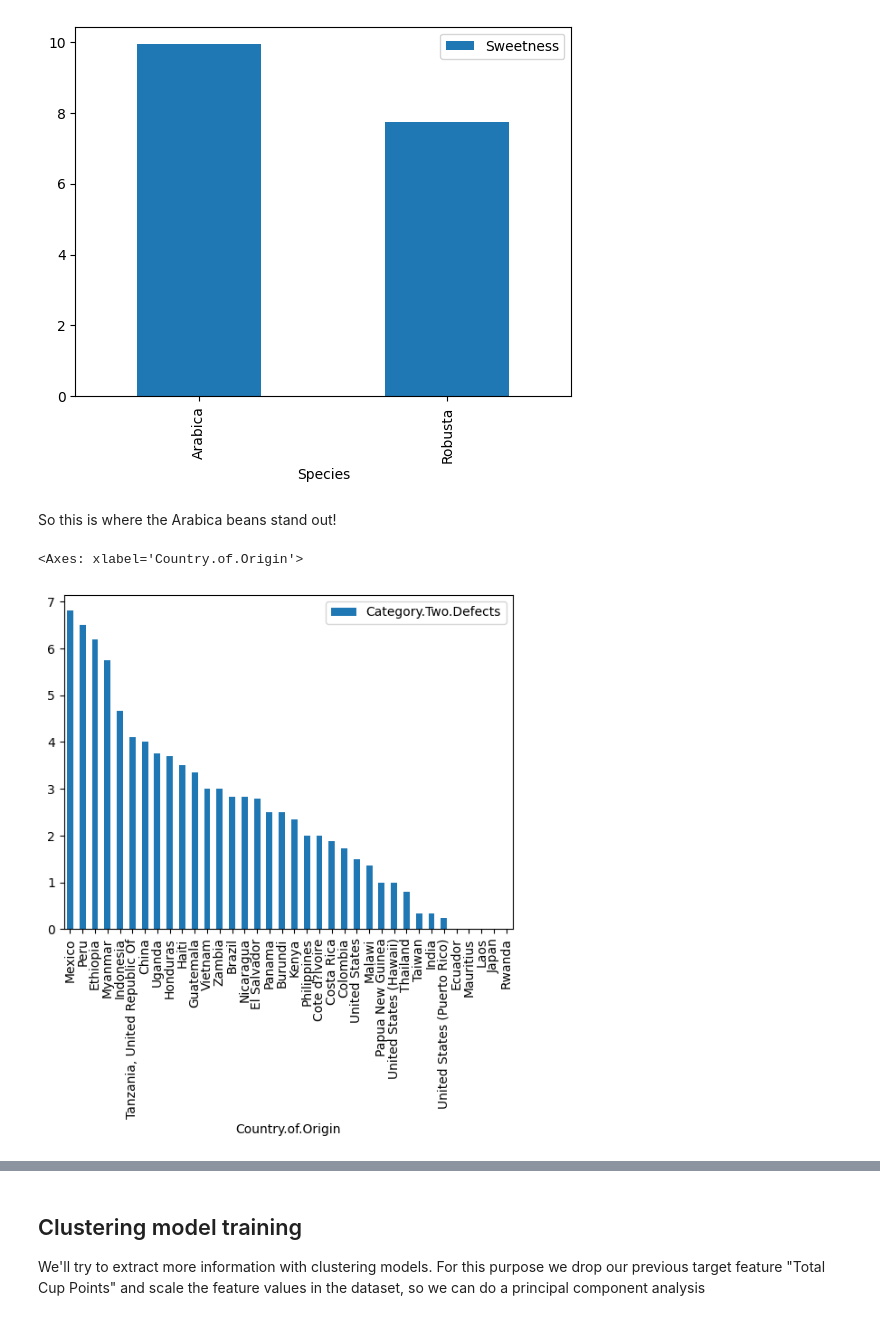
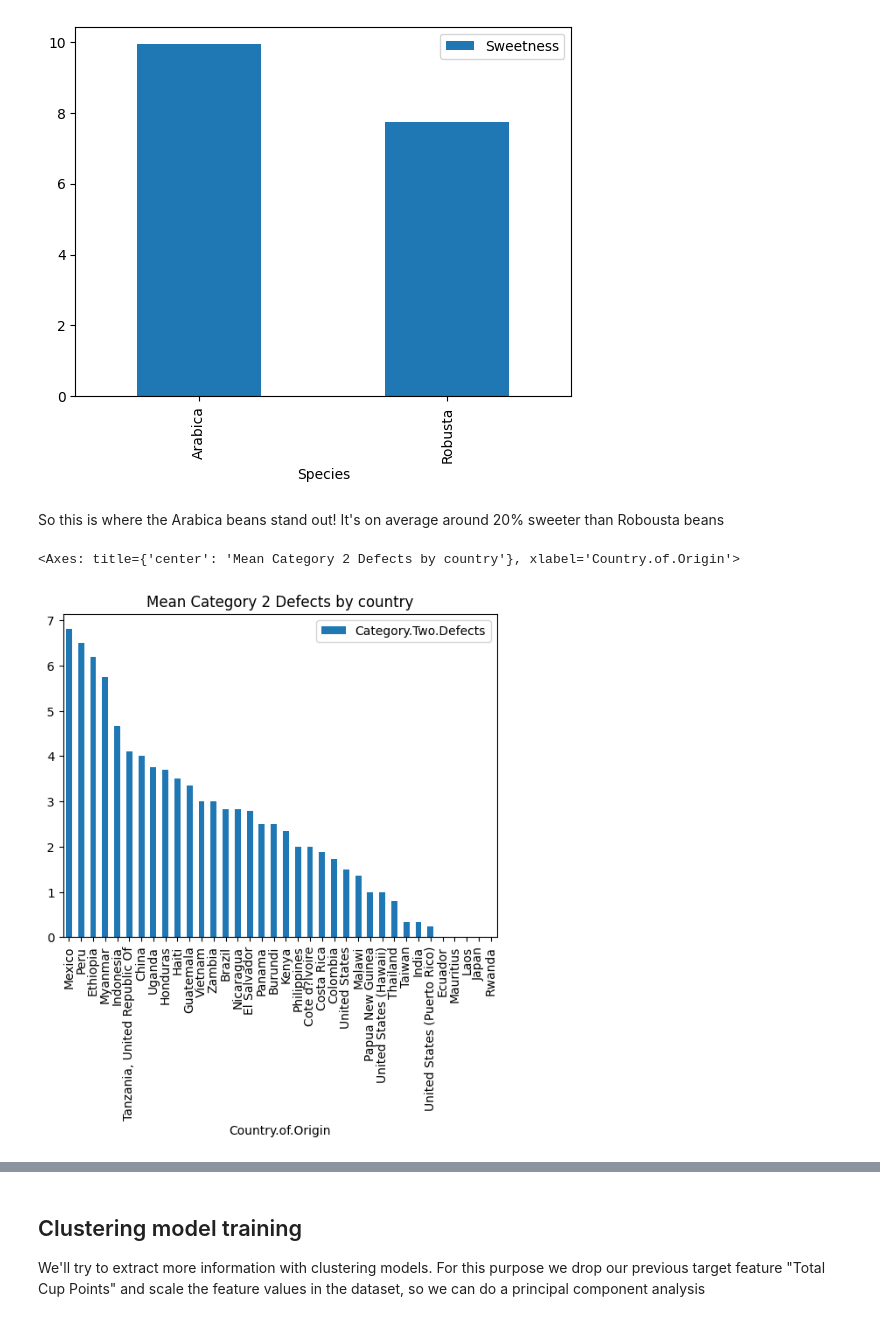
Before and after one commit to NatasjaVitoft/ML-coffee-quality, a Jupyter notebook: clustering/clustering.ipynb, the cells around one changed output, grey strips where cells are left out. Drawn from its saved outputs; the diff is of its cells as text; code cells hidden in the pictures.

```diff
--- a/clustering/clustering.ipynb
+++ b/clustering/clustering.ipynb
@@ -242,10 +245,10 @@ df.groupby('Species')['Sweetness'].mean().reset_index().plot.bar(x='Species')
 <Axes: xlabel='Species'>
 [figure]
 # %% [markdown]
-So this is where the Arabica beans stand out!
+So this is where the Arabica beans stand out! It's on average around 20% sweeter than Robousta beans
 # %%
-df.groupby('Country.of.Origin')['Category.Two.Defects'].mean().reset_index().sort_values(by='Category.Two.Defects', ascending=False).plot.bar(x='Country.of.Origin')
+df.groupby('Country.of.Origin')['Category.Two.Defects'].mean().reset_index().sort_values(by='Category.Two.Defects', ascending=False).plot.bar(x='Country.of.Origin', title='Mean Category 2 Defects by Country')
 # %% [output]
-<Axes: xlabel='Country.of.Origin'>
+<Axes: title={'center': 'Mean Category 2 Defects by country'}, xlabel='Country.of.Origin'>
-[figure, old version]
+[figure, new version]
 # %%
```
Also changed, not shown: parts of 27 cells of this notebook, 7 other files.
